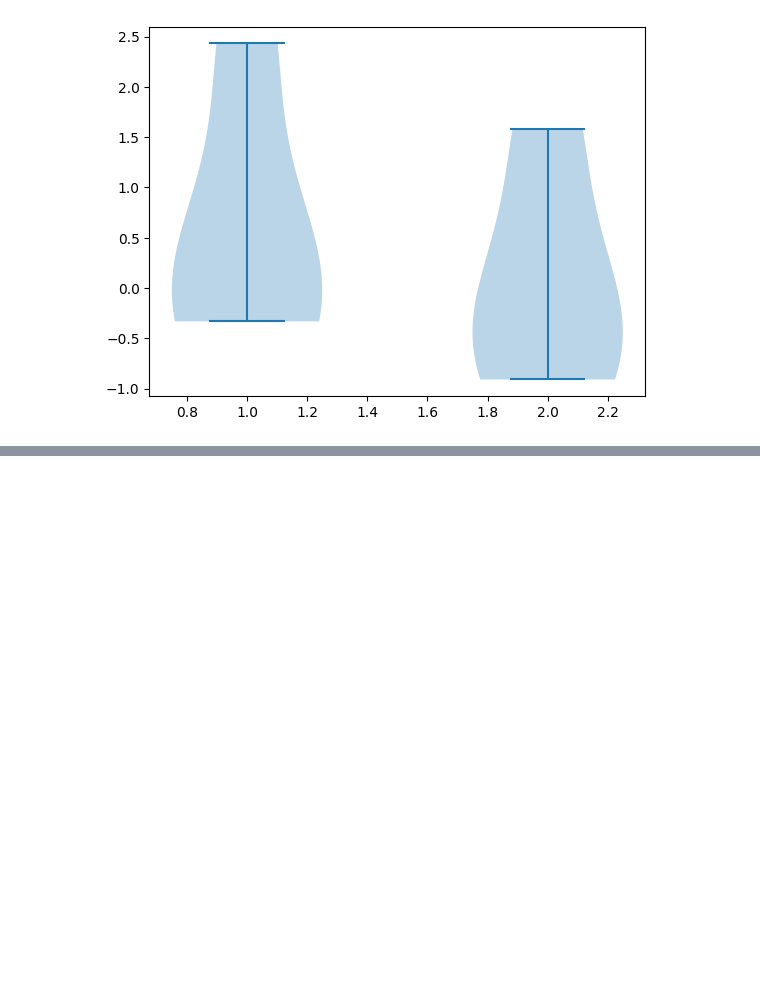
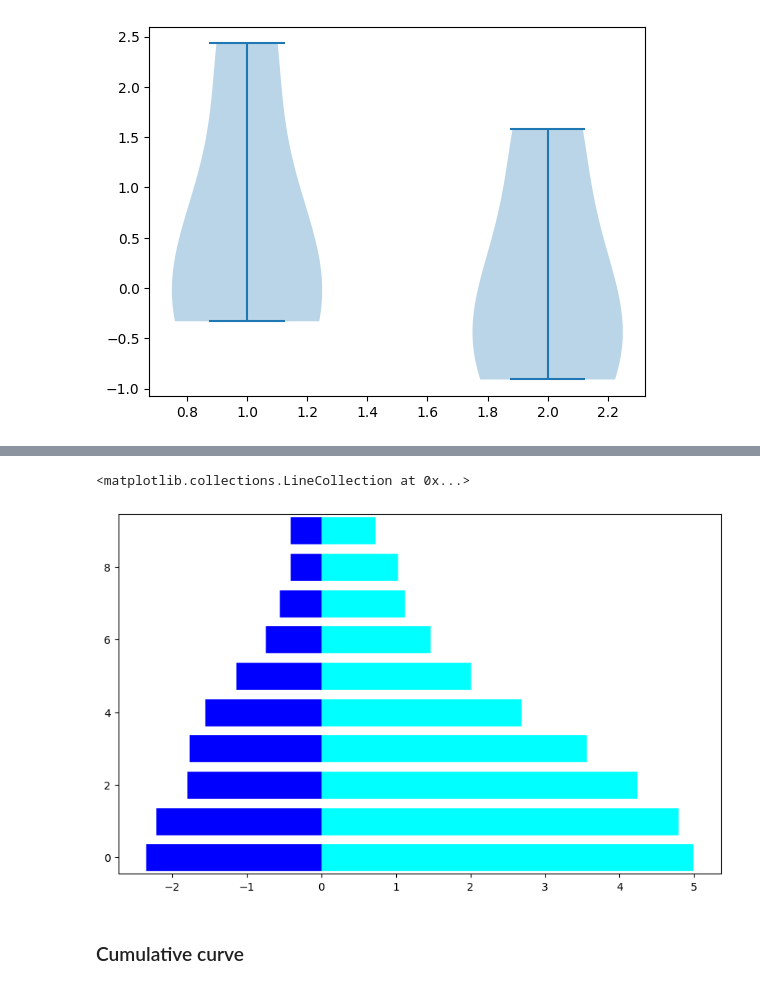
Before and after one commit to kazmierczakP/DataScienceNotebooks, a Jupyter notebook: Visualization.ipynb, the cells around one changed output, grey strips where cells are left out. Cells and saved outputs as stored; diff of their text form; code cells hidden in the pictures; blank space fills up the shorter version.

Commit message:
cumulative plot & pyramid

```diff
--- a/Visualization.ipynb
+++ b/Visualization.ipynb
@@ -618,0 +625,6 @@ plt.violinplot(df.T);
+# %%
+np.random.seed(seed=1)
+df=pd.DataFrame(np.random.random_sample((10,2)),columns=['male','female']).reset_index()
+df=df.cumsum()
+df['male']*=-1
+df.head()
@@ -618,0 +638,9 @@ plt.violinplot(df.T);
+# %%
+plt.figure(figsize=(10,6))
+plt.hlines(y=range(10),xmin=0,xmax=df['male'][::-1],color='blue',linewidth=25)
+plt.hlines(y=range(10),xmin=0,xmax=df['female'][::-1],color='cyan',linewidth=25)
+# %% [output]
+<matplotlib.collections.LineCollection at 0x...>
+[figure, added]
+# %% [markdown]
+### Cumulative curve
```
Also changed, not shown: parts of 7 cells of this notebook.
